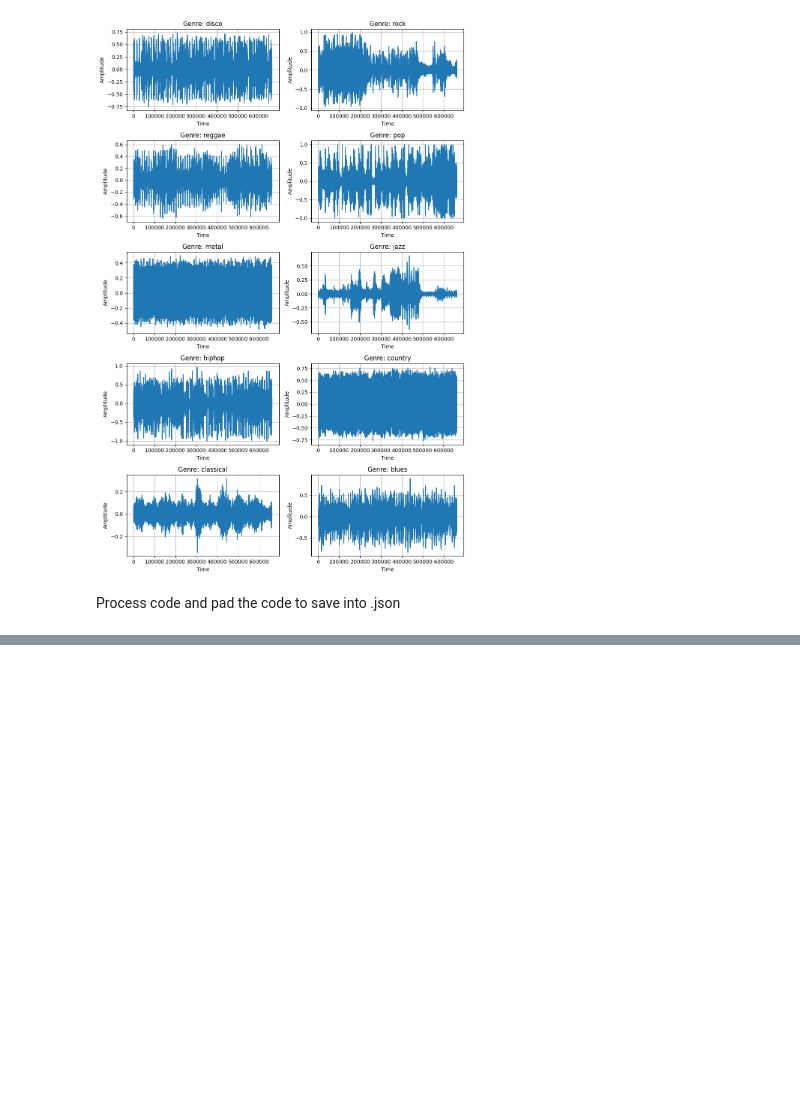
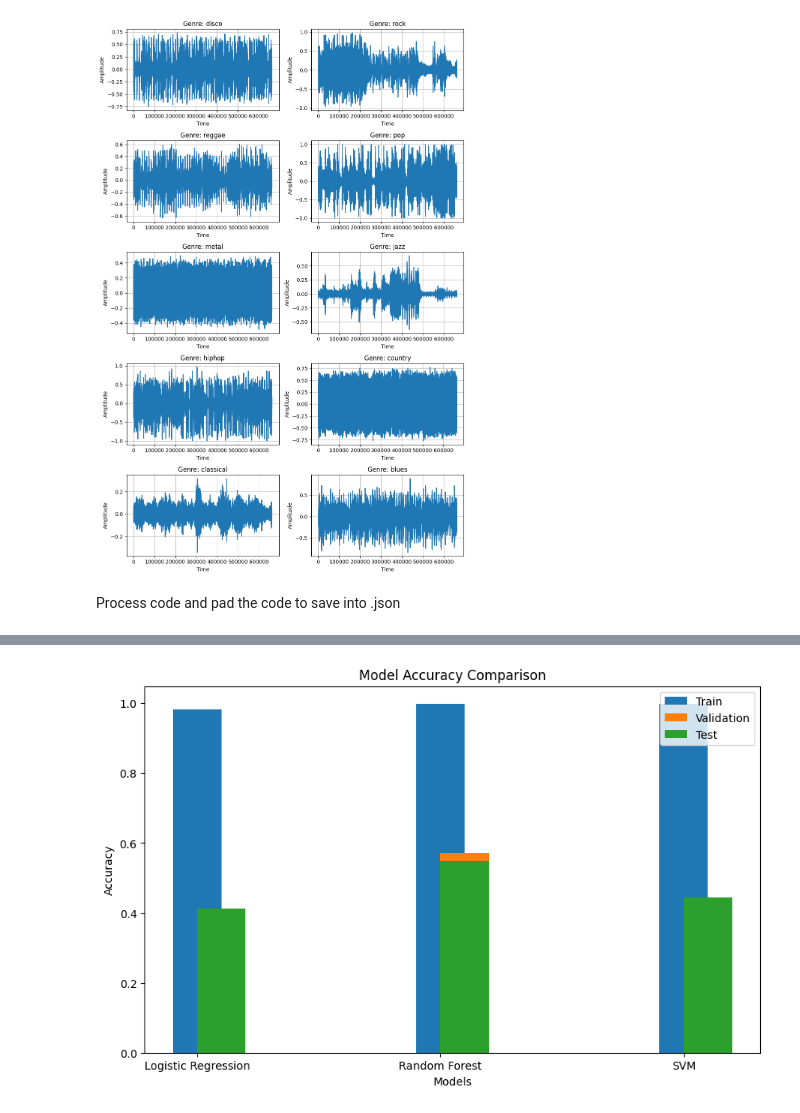
Before and after one commit to Akki0529/Music-Classiffer, a Jupyter notebook: 01-Preprocessing.ipynb, the cells around one changed output, grey strips where cells are left out. Saved outputs shown, nothing was run; the diff lists cells and outputs as text; code cells hidden in the pictures; blank space fills up the shorter version.

```diff
--- a/01-Preprocessing.ipynb
+++ b/01-Preprocessing.ipynb
@@ -355,0 +407,8 @@ MFCC extraction completed in 117.86 seconds.
+# %%
+filepath = 'C:/Users/aksha/Downloads/DataMusic/data.json'
+with open(filepath, "r") as fp:
+    data = json.load(fp)
+
+# Define X nd y
+X = np.array(data["mfcc"])
+y = np.array(data["genre_num"])
@@ -355,0 +436,92 @@ MFCC extraction completed in 117.86 seconds.
+# %%
+import os
+import librosa
+import numpy as np
+import json
+import math
+from sklearn.model_selection import train_test_split
+from sklearn.preprocessing import StandardScaler
+from sklearn.linear_model import LogisticRegression
+from sklearn.ensemble import RandomForestClassifier
+from sklearn.svm import SVC
+from sklearn.metrics import accuracy_score, classification_report, confusion_matrix, ConfusionMatrixDisplay
+import matplotlib.pyplot as plt
+
+# Load data (assuming you have already prepared your MFCCs and saved them in 'data.json')
+def load_data(file_path):
+    with open(file_path, 'r') as f:
+        data = json.load(f)
+    X = np.array(data["mfcc"])
+    y = np.array(data["genre_num"])
+    return X, y
+
+# Load data
+directory_path = 'C:/Users/aksha/Downloads/DataMusic/data.json'
+X, y = load_data(directory_path)
+
+# Train-test split (80% train, 10% validation, 10% test)
+X_train, X_temp, y_train, y_temp = train_test_split(X, y, test_size=0.2, random_state=42, stratify=y)
+X_val, X_test, y_val, y_test = train_test_split(X_temp, y_temp, test_size=0.5, random_state=42, stratify=y_temp)
+
+# Standardizing the data
+scaler = StandardScaler()
+X_train_scaled = scaler.fit_transform(X_train.reshape(X_train.shape[0], -1))  # Flatten the data
+X_val_scaled = scaler.transform(X_val.reshape(X_val.shape[0], -1))  # Flatten the data
+X_test_scaled = scaler.transform(X_test.reshape(X_test.shape[0], -1))  # Flatten the data
+
+# Initialize lists to store accuracy scores for training, validation, and test sets
+train_accuracies = []
+val_accuracies = []
+test_accuracies = []
+
+# Logistic Regression
+logreg = LogisticRegression(max_iter=1000, random_state=42)
+logreg.fit(X_train_scaled, y_train)
+
+# Calculate training accuracy
+train_accuracies.append(accuracy_score(y_train, logreg.predict(X_train_scaled)))
+# Calculate validation accuracy
+val_accuracies.append(accuracy_score(y_val, logreg.predict(X_val_scaled)))
+# Calculate test accuracy
+test_accuracies.append(accuracy_score(y_test, logreg.predict(X_test_scaled)))
+
+# Random Forest Classifier
+rf = RandomForestClassifier(n_estimators=100, random_state=42)
+rf.fit(X_train_scaled, y_train)
+
+# Calculate training accuracy
+train_accuracies.append(accuracy_score(y_train, rf.predict(X_train_scaled)))
+# Calculate validation accuracy
+val_accuracies.append(accuracy_score(y_val, rf.predict(X_val_scaled)))
+# Calculate test accuracy
+test_accuracies.append(accuracy_score(y_test, rf.predict(X_test_scaled)))
+
+# Support Vector Machine (SVM)
+svm = SVC(kernel='linear', random_state=42)
+svm.fit(X_train_scaled, y_train)
+
+# Calculate training accuracy
+train_accuracies.append(accuracy_score(y_train, svm.predict(X_train_scaled)))
+# Calculate validation accuracy
+val_accuracies.append(accuracy_score(y_val, svm.predict(X_val_scaled)))
+# Calculate test accuracy
+test_accuracies.append(accuracy_score(y_test, svm.predict(X_test_scaled)))
+
+# Plotting Accuracy for Training, Validation, and Test Set
+labels = ['Logistic Regression', 'Random Forest', 'SVM']
+x = range(len(labels))
+
+# Plot the accuracies
+plt.figure(figsize=(10, 6))
+plt.bar(x, train_accuracies, width=0.2, label="Train", align='center')
+plt.bar(x, val_accuracies, width=0.2, label="Validation", align='edge')
+plt.bar(x, test_accuracies, width=0.2, label="Test", align='edge')
+
+plt.xlabel('Models')
+plt.ylabel('Accuracy')
+plt.title('Model Accuracy Comparison')
+plt.xticks(x, labels)
+plt.legend()
+plt.show()
+# %% [output]
+[figure, added]
```
Also changed, not shown: parts of 25 cells of this notebook.
